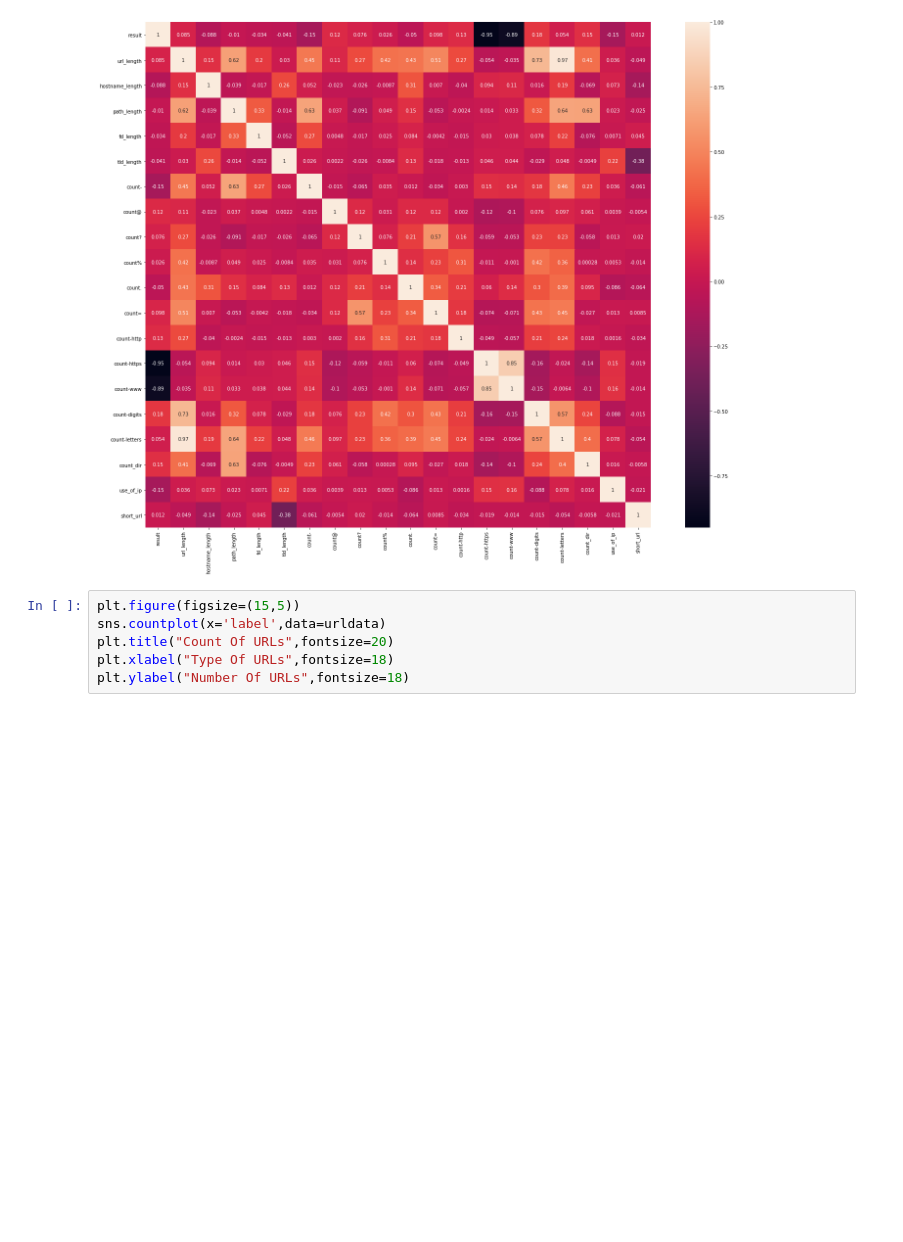
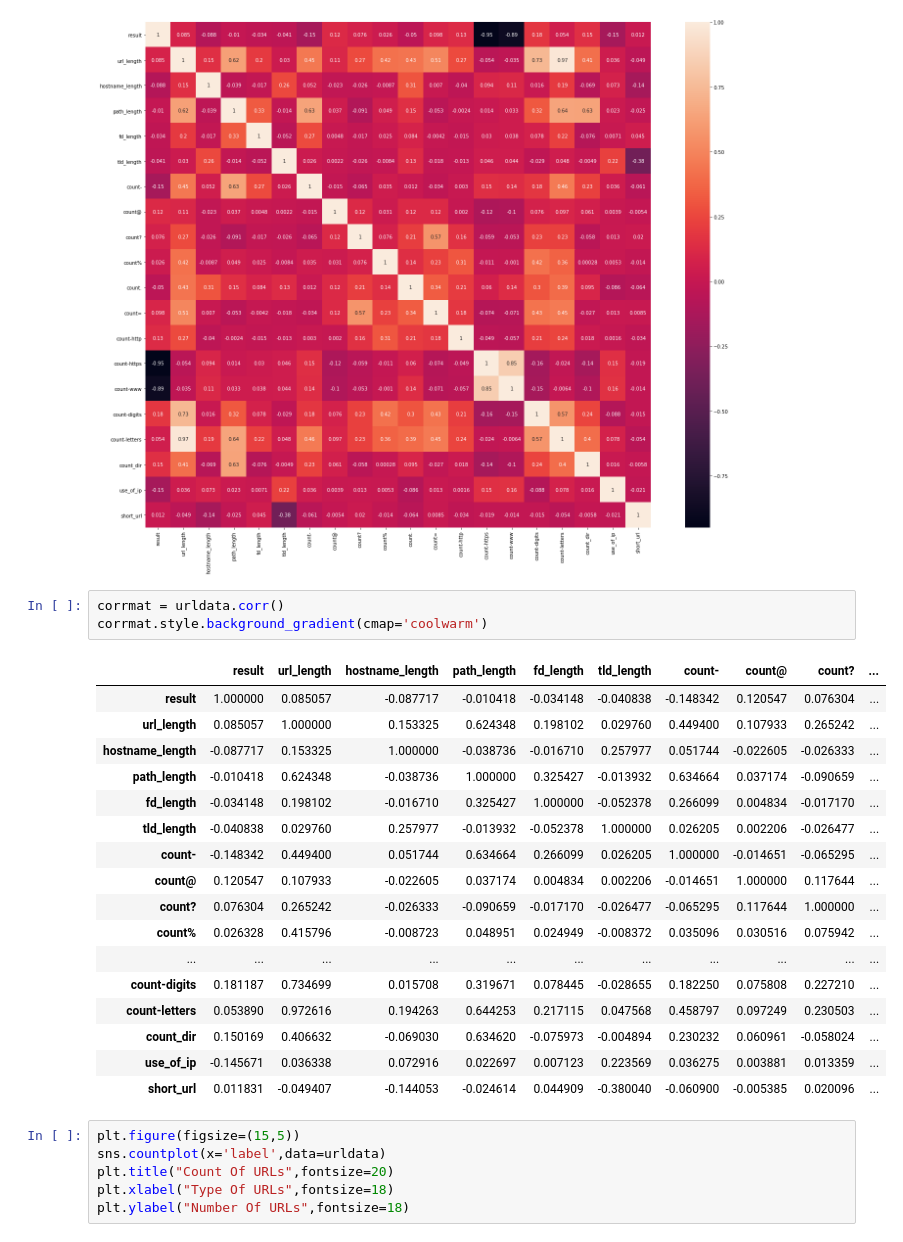
Before and after one commit to plamengj/Detecting-Malicious-URLs, a Jupyter notebook: Detecting_malicious_URLs.ipynb, the cells around one changed output. Drawn from its saved outputs; the diff is of its cells as text; blank space fills up the shorter version.

```diff
--- a/Detecting_malicious_URLs.ipynb
+++ b/Detecting_malicious_URLs.ipynb
@@ -194,6 +199,27 @@ sns.heatmap(corrmat, square=True, annot = True, annot_kws={'size':10})
 # %% [output]
 <matplotlib.axes._subplots.AxesSubplot at 0x...>
 [figure]
+# %%
+corrmat = urldata.corr()
+corrmat.style.background_gradient(cmap='coolwarm')
+# %% [output]
+|  | result | url_length | hostname_length | path_length | fd_length | tld_length | count- | count@ | count? | ... |
+| result | 1.000000 | 0.085057 | -0.087717 | -0.010418 | -0.034148 | -0.040838 | -0.148342 | 0.120547 | 0.076304 | ... |
+| url_length | 0.085057 | 1.000000 | 0.153325 | 0.624348 | 0.198102 | 0.029760 | 0.449400 | 0.107933 | 0.265242 | ... |
+| hostname_length | -0.087717 | 0.153325 | 1.000000 | -0.038736 | -0.016710 | 0.257977 | 0.051744 | -0.022605 | -0.026333 | ... |
+| path_length | -0.010418 | 0.624348 | -0.038736 | 1.000000 | 0.325427 | -0.013932 | 0.634664 | 0.037174 | -0.090659 | ... |
+| fd_length | -0.034148 | 0.198102 | -0.016710 | 0.325427 | 1.000000 | -0.052378 | 0.266099 | 0.004834 | -0.017170 | ... |
+| tld_length | -0.040838 | 0.029760 | 0.257977 | -0.013932 | -0.052378 | 1.000000 | 0.026205 | 0.002206 | -0.026477 | ... |
+| count- | -0.148342 | 0.449400 | 0.051744 | 0.634664 | 0.266099 | 0.026205 | 1.000000 | -0.014651 | -0.065295 | ... |
+| count@ | 0.120547 | 0.107933 | -0.022605 | 0.037174 | 0.004834 | 0.002206 | -0.014651 | 1.000000 | 0.117644 | ... |
+| count? | 0.076304 | 0.265242 | -0.026333 | -0.090659 | -0.017170 | -0.026477 | -0.065295 | 0.117644 | 1.000000 | ... |
+| count% | 0.026328 | 0.415796 | -0.008723 | 0.048951 | 0.024949 | -0.008372 | 0.035096 | 0.030516 | 0.075942 | ... |
+| ... | ... | ... | ... | ... | ... | ... | ... | ... | ... | ... |
+| count-digits | 0.181187 | 0.734699 | 0.015708 | 0.319671 | 0.078445 | -0.028655 | 0.182250 | 0.075808 | 0.227210 | ... |
+| count-letters | 0.053890 | 0.972616 | 0.194263 | 0.644253 | 0.217115 | 0.047568 | 0.458797 | 0.097249 | 0.230503 | ... |
+| count_dir | 0.150169 | 0.406632 | -0.069030 | 0.634620 | -0.075973 | -0.004894 | 0.230232 | 0.060961 | -0.058024 | ... |
+| use_of_ip | -0.145671 | 0.036338 | 0.072916 | 0.022697 | 0.007123 | 0.223569 | 0.036275 | 0.003881 | 0.013359 | ... |
+| short_url | 0.011831 | -0.049407 | -0.144053 | -0.024614 | 0.044909 | -0.380040 | -0.060900 | -0.005385 | 0.020096 | ... |
 # %%
 plt.figure(figsize=(15,5))
 sns.countplot(x='label',data=urldata)
```
Also changed, not shown: parts of 30 cells of this notebook.
